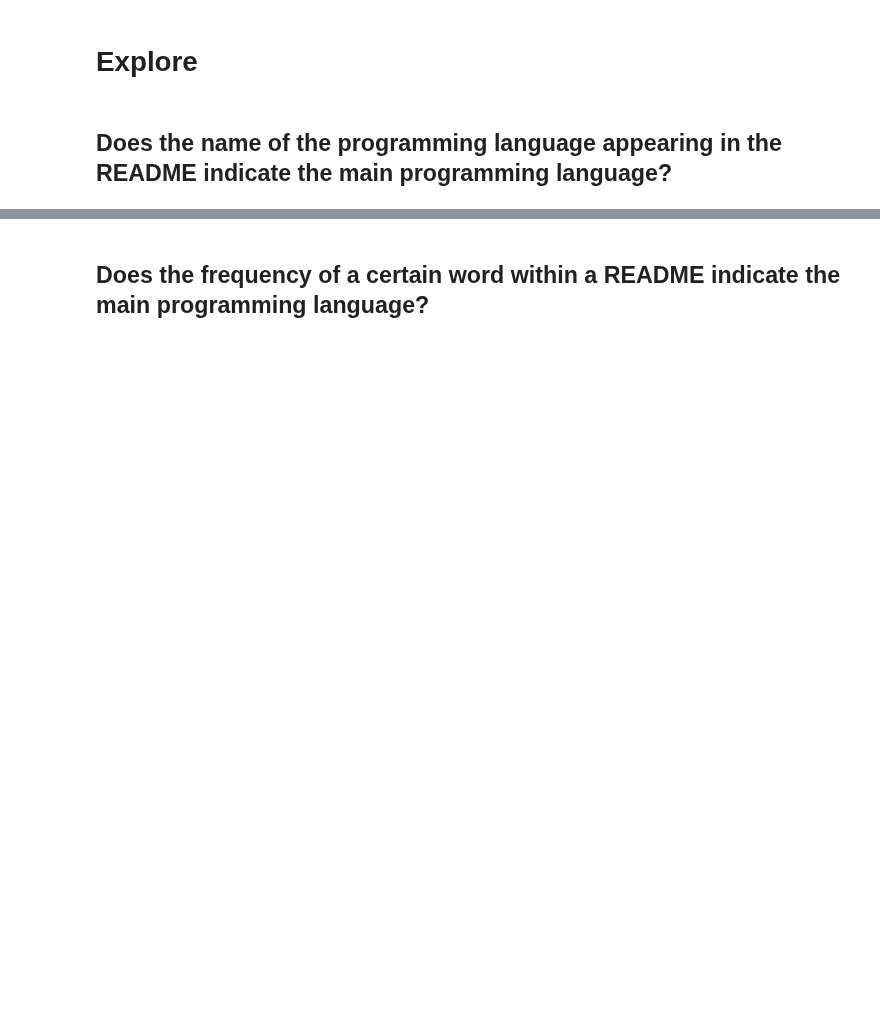
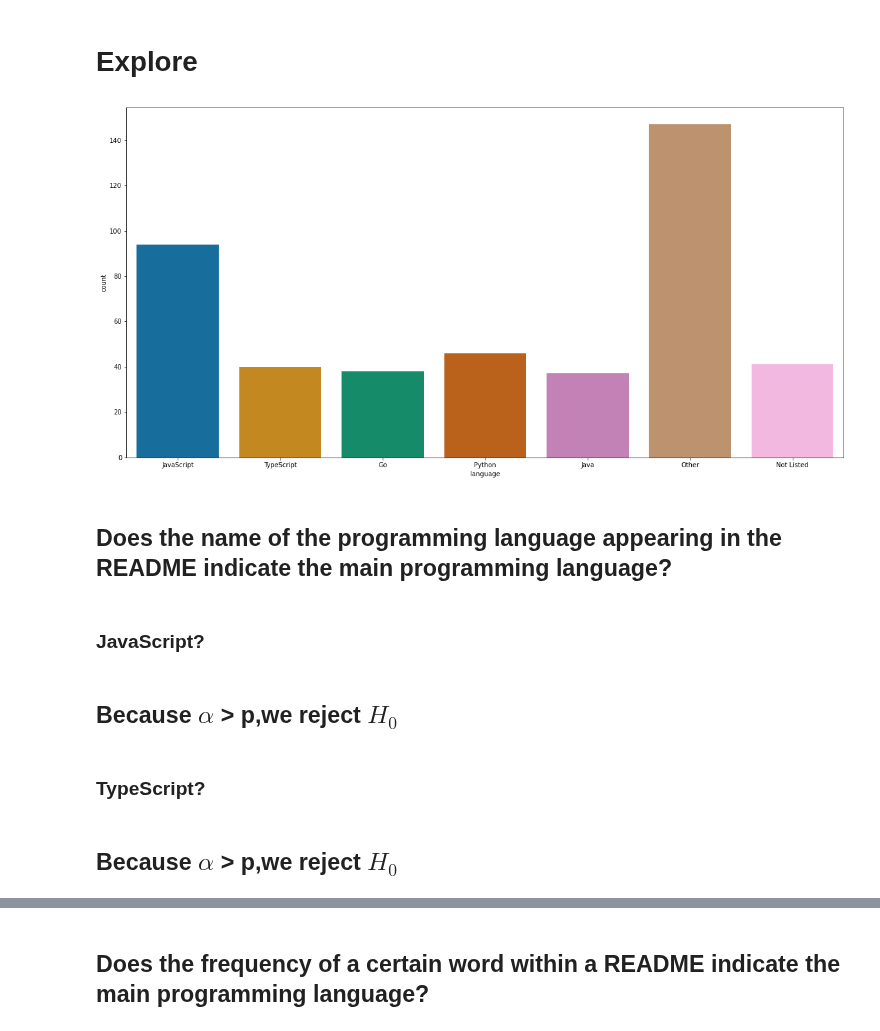
Before and after one commit to L-G-B-Team/nlp-project, a Jupyter notebook: report_first_draft.ipynb, the cells around one changed output, grey strips where cells are left out. Cells and saved outputs as stored; diff of their text form; code cells hidden in the pictures; blank space fills up the shorter version.

Commit message:
Add visualizations and stats test functions with results'

```diff
--- a/report_first_draft.ipynb
+++ b/report_first_draft.ipynb
@@ -77,4 +79,23 @@ train.head()
 # %% [markdown]
 # Explore
+# %%
+# Distribution of READMEs across languages
+e.language_distribution(train)
+# %% [output]
+[figure, added]
 # %% [markdown]
 ## Does the name of the programming language appearing in the README indicate the main programming language?
+# %% [markdown]
+### JavaScript?
+# %%
+# Chi^2 test for appearance of word 'javascript' in JavaScript READMEs
+e.language_name_chi2(df, 'JavaScript')
+# %% [output]
+## Because $\alpha$ > p,we  reject $H_0$
+# %% [markdown]
+### TypeScript?
+# %%
+# Chi^2 test for appearance of word 'typescript' in TypeScript READMEs
+e.language_name_chi2(df, 'TypeScript')
+# %% [output]
+## Because $\alpha$ > p,we  reject $H_0$
```
Also changed, not shown: parts of 22 cells of this notebook.
